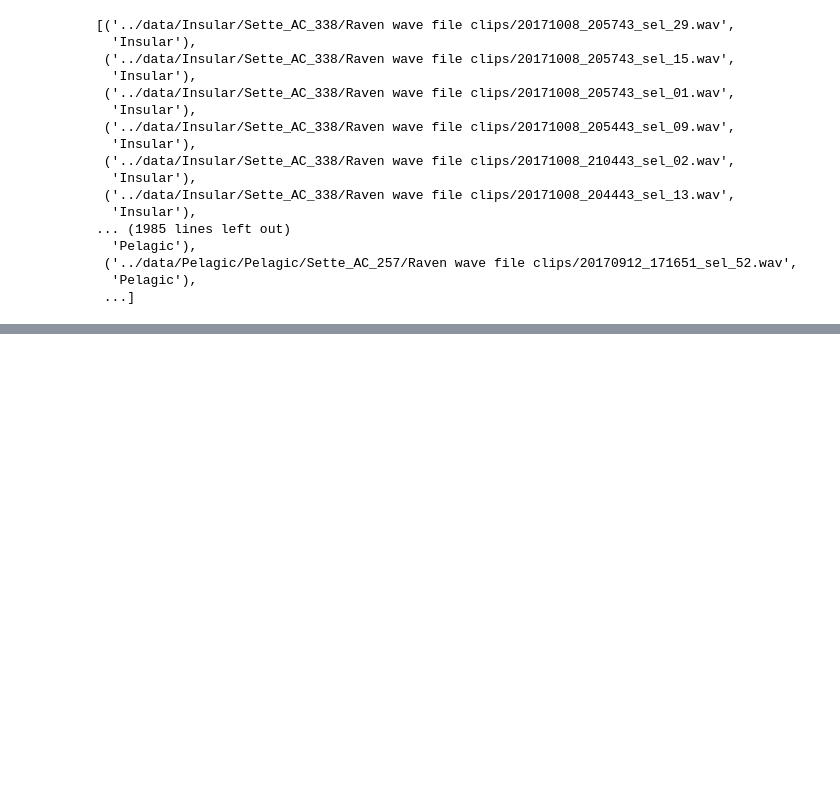
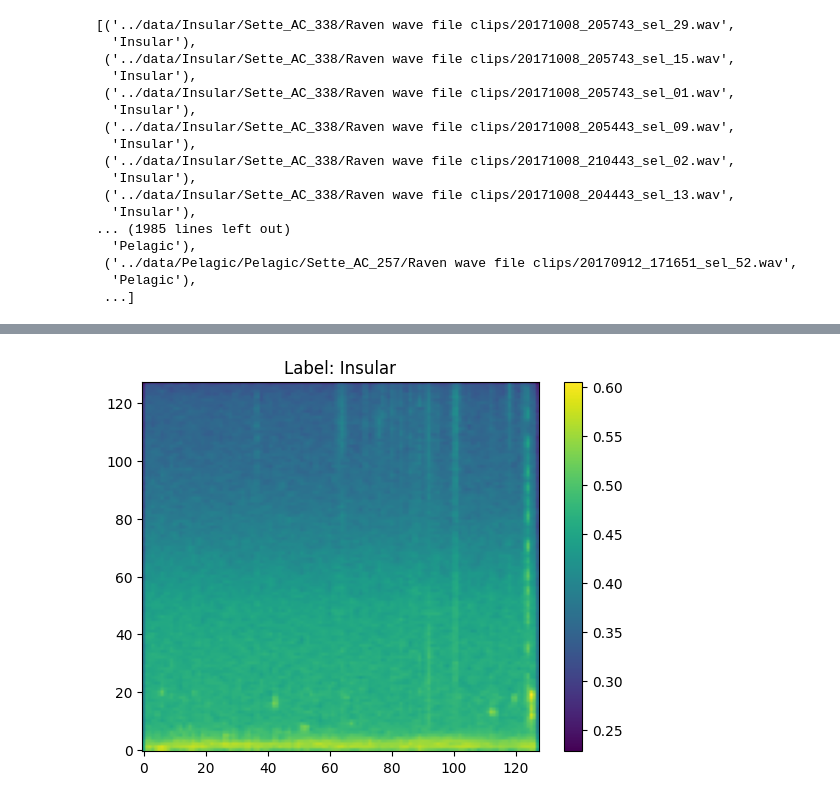
Before and after one commit to tsm4SA/masters_project, a Jupyter notebook: scripts/workbook.ipynb, the cells around one changed output, grey strips where cells are left out. Saved outputs shown, nothing was run; the diff lists cells and outputs as text; code cells hidden in the pictures; blank space fills up the shorter version.

```diff
--- a/scripts/workbook.ipynb
+++ b/scripts/workbook.ipynb
@@ -115,0 +126,7 @@ print(sys.executable)
+# %%
+plt.imshow(spectrograms_resized[150], aspect='auto', origin='lower')
+plt.title(f"Label: {labels[150]}")
+plt.colorbar()
+plt.show()
+# %% [output]
+[figure, added]
```
Also changed, not shown: parts of 9 cells of this notebook.
